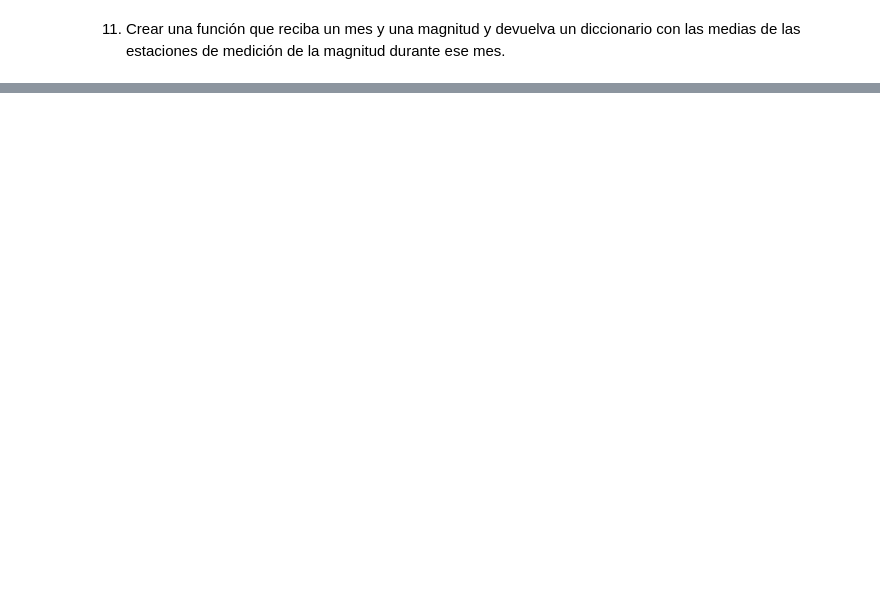
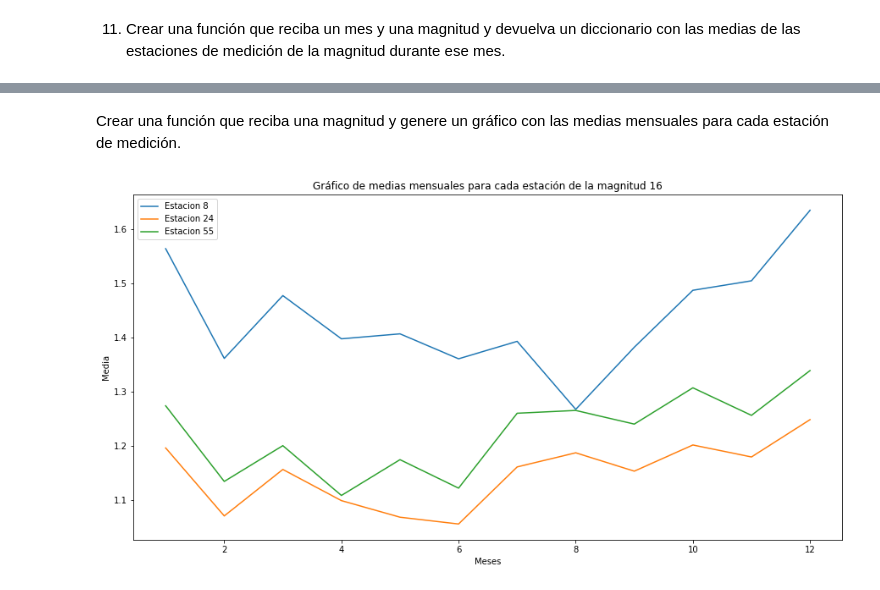
Before and after one commit to aguustingc/PROYECTO-FINAL, a Jupyter notebook: Grupo 1/Proyecto-Emisiones-Incendios.ipynb, the cells around one changed output, grey strips where cells are left out. Cells and saved outputs as stored; diff of their text form; code cells hidden in the pictures; blank space fills up the shorter version.

```diff
--- a/Grupo 1/Proyecto-Emisiones-Incendios.ipynb
+++ b/Grupo 1/Proyecto-Emisiones-Incendios.ipynb
@@ -6,10 +6,10 @@
 import pandas as pd
 
 # Importamos dataset
-df_2016 = pd.read_csv('../DataFrames/emisiones-2016.csv', sep=';')
-df_2017 = pd.read_csv('../DataFrames/emisiones-2017.csv', sep=';')
-df_2018 = pd.read_csv('../DataFrames/emisiones-2018.csv', sep=';')
-df_2019 = pd.read_csv('../DataFrames/emisiones-2019.csv', sep=';')
+df_2016 = pd.read_csv('Desktop\DataFrames\emisiones-2016.csv', sep=';')
+df_2017 = pd.read_csv('Desktop\DataFrames\emisiones-2017.csv', sep=';')
+df_2018 = pd.read_csv('Desktop\DataFrames\emisiones-2018.csv', sep=';')
+df_2019 = pd.read_csv('Desktop\DataFrames\emisiones-2019.csv', sep=';')
 
 dfs = [df_2016,
        df_2017,
@@ -351,7 +367,7 @@ def validarEstacion():
     while True:
 
         try:
-            estacion = int(input("ingrese la estacion"))
+            estacion = int(input("ingrese la estacion: "))
             if estacion != " ":
                 break
 
@@ -367,7 +383,7 @@ def validarMagnitud():
     while True:
 
         try:
-            magnitud= int(input("ingrese la magnitud"))
+            magnitud= int(input("ingrese la magnitud: "))
 
             if magnitud != " ":
                 break
@@ -397,7 +429,7 @@ def validarEstacion():
     while True:
 
         try:
-            estacion = int(input("ingrese la estacion"))
+            estacion = int(input("ingrese la estacion: "))
             if estacion != " ":
                 break
 
@@ -429,7 +461,6 @@ def calcularMediasMensuales(dfDeEstacionBuscada):
 estacion = validarEstacion()
 magnitud = validarMagnitud()
 dfDeEstacionBuscada= filtrarValoresDeEstacion(estacion,magnitud)
-display(dfDeEstacionBuscada)
 dfMediasMensuales = calcularMediasMensuales(dfDeEstacionBuscada)
 display(dfMediasMensuales)
 # %% [output]
@@ -501,0 +584,42 @@ NameError: name 'dfMediasMensuales' is not defined
+# %% [markdown]
+Crear una función que reciba una magnitud y genere un gráfico con las medias mensuales para cada estación
+de medición.
+# %%
+import matplotlib.pyplot as plt
+
+def agruparPorEstacion(magnitud,df):
+
+    newDF = df[(df['MAGNITUD']==magnitud)]
+    newDF = newDF.loc[:,['MES', 'MAGNITUD', 'ESTACION', 'VALOR']]
+    newDF.sort_values(['ESTACION'], inplace=True)
+    newDF = newDF.groupby(['ESTACION', 'MES']).mean()
+
+    return newDF
+
+def listaDeValores(df, estacion):
+    return list(df.loc[estacion, 'VALOR'])
+
+def encontrarEstaciones(df, magnitud):
+    l = []
+    for i in df.index:
+        l.append(i[0])
+    return list(set(l))
+
+def generateGraphic(df, magnitud):
+    newDF = agruparPorEstacion(magnitud, dfDate)
+    estaciones = encontrarEstaciones(df, magnitud)
+    fig, ax = plt.subplots(figsize=(15,7.5))
+    plt.title("Gráfico de medias mensuales para cada estación de la magnitud {}".format(magnitud))
+    plt.xlabel("Meses")
+    plt.ylabel("Media")
+    meses = [1,2,3,4,5,6,7,8,9,10,11,12]
+
+    for estacion in estaciones:
+        valores = listaDeValores(df, estacion)
+        ax.plot(meses, valores, label="Estacion {}".format(estacion))
+
+    plt.legend()
+
+generateGraphic(a, 16)
+# %% [output]
+[figure, added]
```
Also changed, not shown: parts of 5 cells of this notebook.
